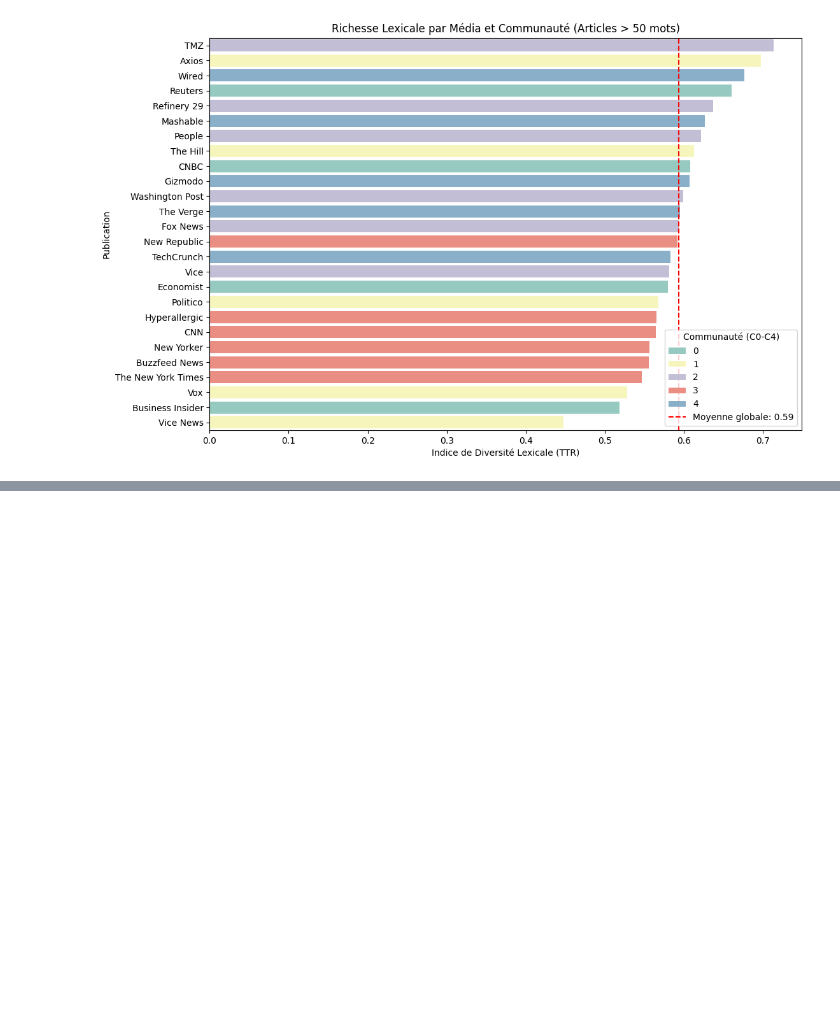
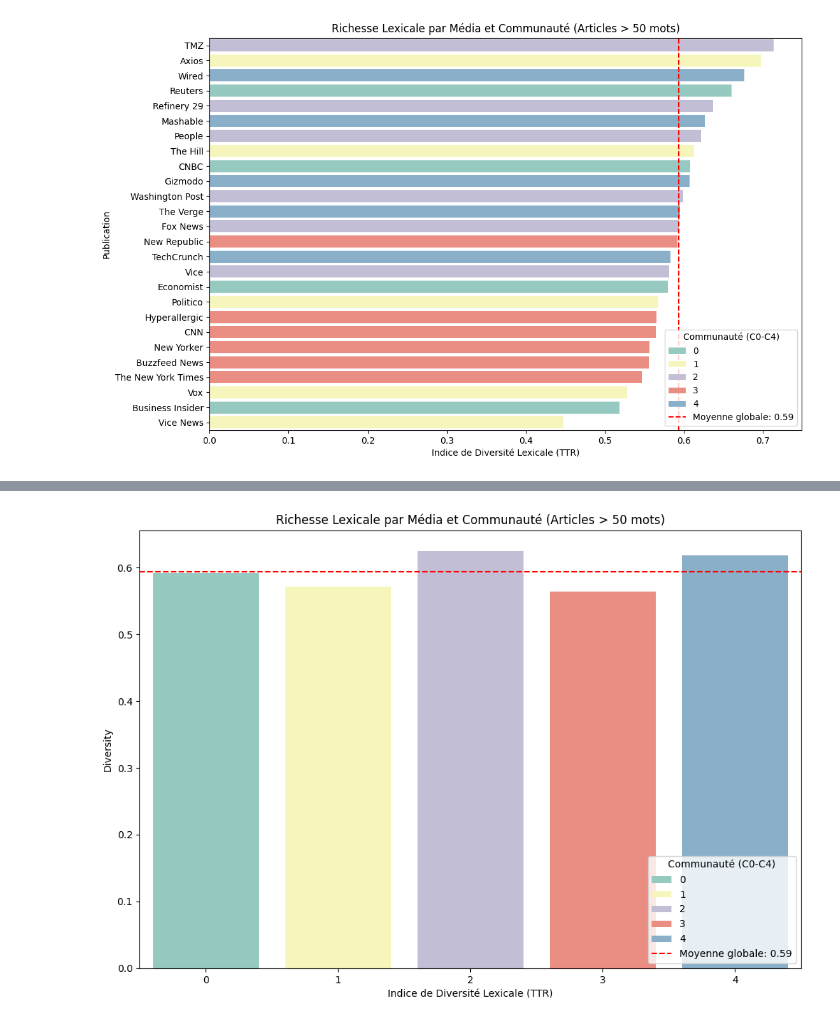
Before and after one commit to Carlosss543/media-analysis, a Jupyter notebook: diversity_and_graphe_similarite.ipynb, the cells around one changed output, grey strips where cells are left out. Drawn from its saved outputs; the diff is of its cells as text; code cells hidden in the pictures; blank space fills up the shorter version.

```diff
--- a/diversity_and_graphe_similarite.ipynb
+++ b/diversity_and_graphe_similarite.ipynb
@@ -386,3 +386,7 @@ plt.legend(title="Communauté (C0-C4)", loc='lower right')
 plt.show()
 # %% [output]
 [figure]
+# %%
+a = df_div.groupby(['Community']).mean(numeric_only=True)
+a = a.sort_values(by='Diversity', ascending=False)
+a.head()
@@ -388,0 +401,11 @@ plt.show()
+# %%
+plt.figure(figsize=(12, 8))
+sns.barplot(data=a, x='Community', y='Diversity', hue='Community', palette='Set3', dodge=False)
+
+plt.axhline(a['Diversity'].mean(), color='red', linestyle='--', label=f"Moyenne globale: {a['Diversity'].mean():.2f}")
+plt.title("Richesse Lexicale par Média et Communauté (Articles > 50 mots)")
+plt.xlabel("Indice de Diversité Lexicale (TTR)")
+plt.legend(title="Communauté (C0-C4)", loc='lower right')
+plt.show()
+# %% [output]
+[figure, added]
```
Also changed, not shown: parts of 1 cell of this notebook.
